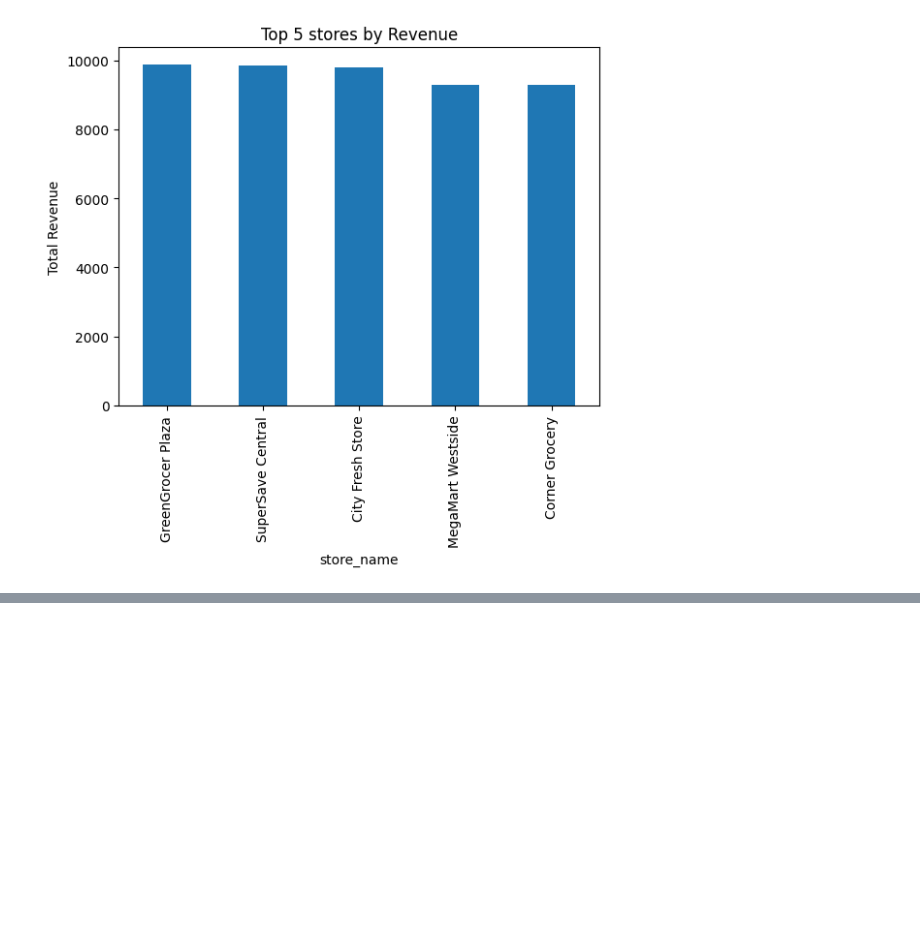
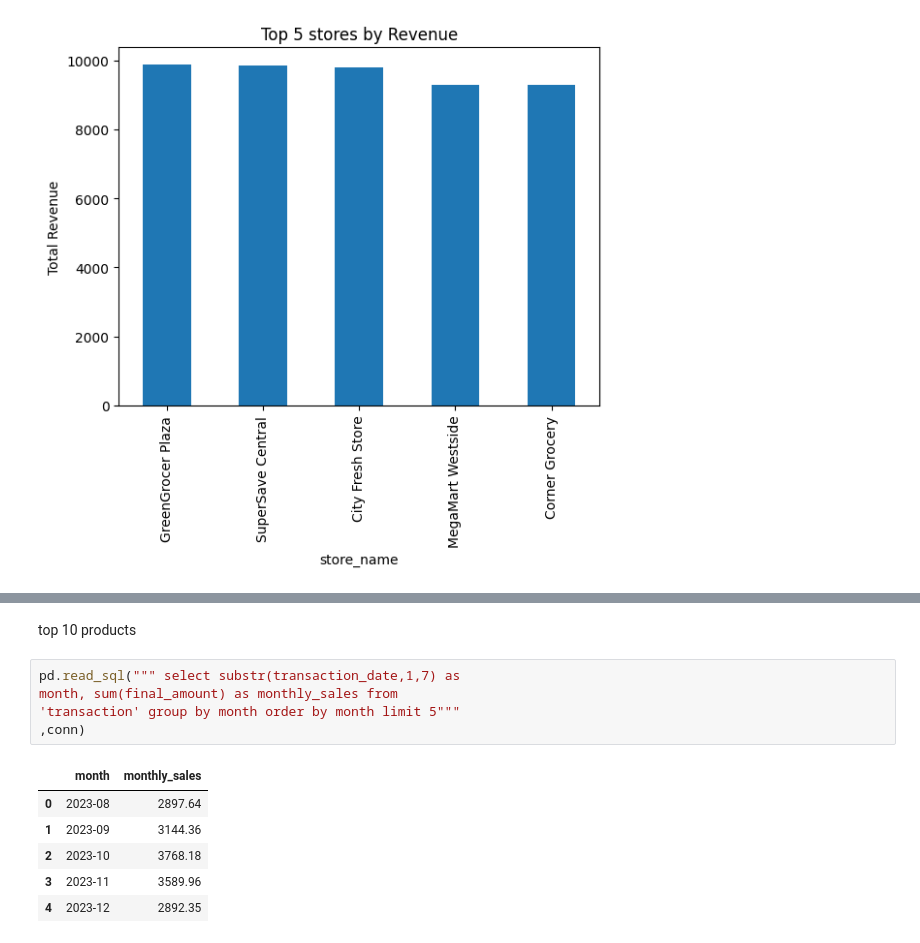
Before and after one commit to Noor875-lab/rf-phase2-dataanalyst-noorunnisha, a Jupyter notebook: notebooks/phase2.ipynb, the cells around one changed output, grey strips where cells are left out. Cells and saved outputs as stored; diff of their text form; blank space fills up the shorter version.

```diff
--- a/notebooks/phase2.ipynb
+++ b/notebooks/phase2.ipynb
@@ -161,0 +246,14 @@ plt.show()
+# %% [markdown]
+top 10 products
+# %%
+pd.read_sql(""" select substr(transaction_date,1,7) as
+month, sum(final_amount) as monthly_sales from
+'transaction' group by month order by month limit 5"""
+,conn)
+# %% [output]
+|  | month | monthly_sales |
+| 0 | 2023-08 | 2897.64 |
+| 1 | 2023-09 | 3144.36 |
+| 2 | 2023-10 | 3768.18 |
+| 3 | 2023-11 | 3589.96 |
+| 4 | 2023-12 | 2892.35 |
```
Also changed, not shown: parts of 18 cells of this notebook, 1 other file.
